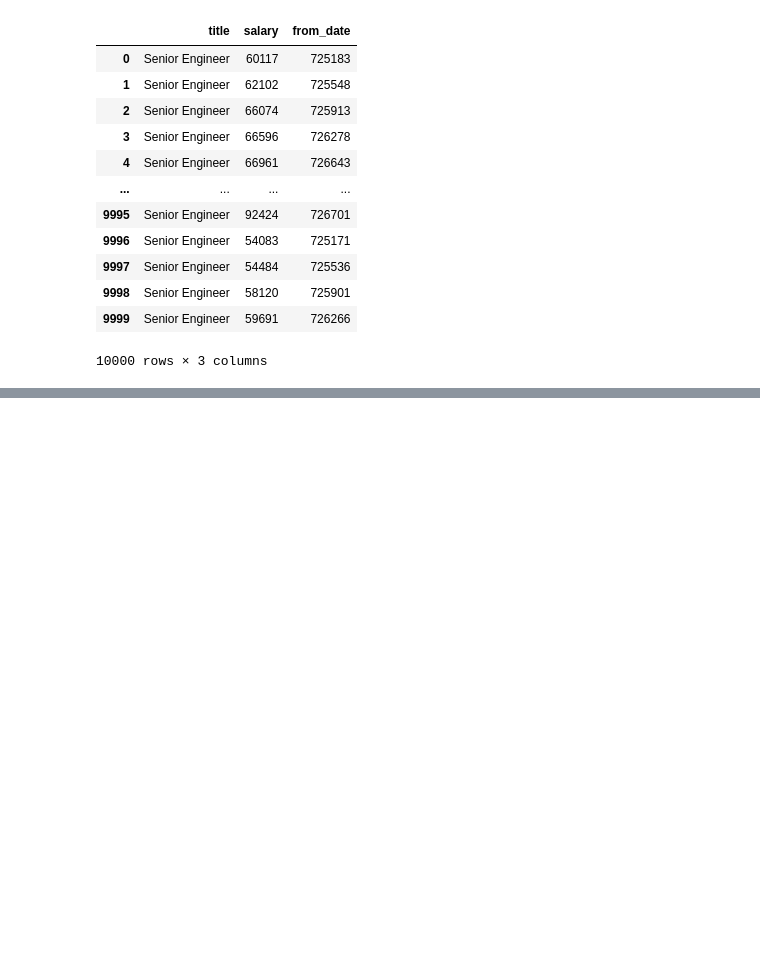
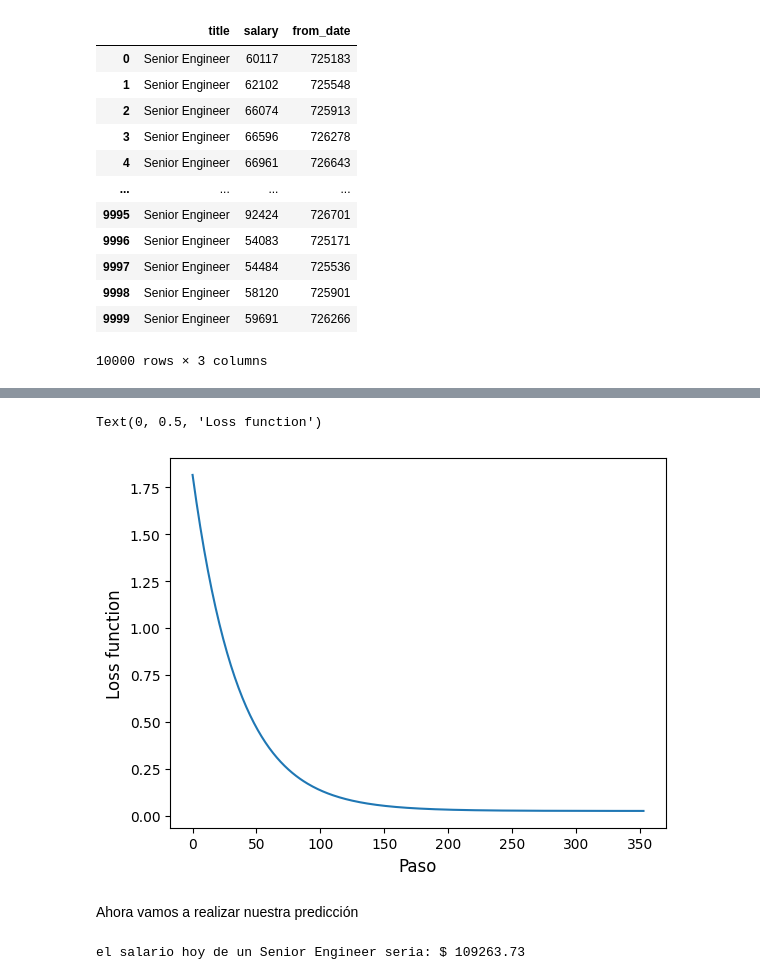
Before and after one commit to SandraJuarez/Mariadb_tarea, a Jupyter notebook: Tarea1.ipynb, the cells around one changed output, grey strips where cells are left out. Saved outputs shown, nothing was run; the diff lists cells and outputs as text; code cells hidden in the pictures; blank space fills up the shorter version.

```diff
--- a/Tarea1.ipynb
+++ b/Tarea1.ipynb
@@ -80,14 +100,12 @@ array([725183, 725548, 725913, 726278, 726643, 727008, 727373, 727738,
 # %%
-
-import numpy as np
 import jax
 import jax.numpy as jnp
 
-def modelo(m,b,x,y):
+def modelo(m,b,x):
     return m*x+b
 
 def loss(m,b,x,y):
-    prediccion=modelo(m,b,x,y)
+    prediccion=modelo(m,b,x)
     return jnp.mean((prediccion-y)**2)
 
 def update(m,b,x,y,lr):
@@ -129,0 +169,23 @@ anim = FuncAnimation(fig, animate, init_func=init,
+# %%
+#graficamos la función loss
+plt.plot(loss_vec)
+plt.xlabel('Paso',fontsize=12)
+plt.ylabel('Loss function',fontsize=12)
+# %% [output]
+Text(0, 0.5, 'Loss function')
+[figure, added]
+# %% [markdown]
+Ahora vamos a realizar nuestra predicción
+# %%
+import datetime
+hoy=datetime.date.today()
+hoy=hoy.toordinal()
+xs0=df['from_date'].values
+ys0=df['salary'].values
+#tenemos que normalizar para poder utilizar nuestro modelo
+hoy_n=(hoy-jnp.min(xs0))/(jnp.max(xs0)-jnp.min(xs0))
+salario_hoy=modelo(m,b,hoy_n)
+salario_hoy=(salario_hoy)*(jnp.max(ys0)-jnp.min(ys0))+jnp.min(ys0)
+print('el salario hoy de un Senior Engineer seria: $',salario_hoy)
+# %% [output]
+el salario hoy de un Senior Engineer seria: $ 109263.73
```
Also changed, not shown: parts of 16 cells of this notebook.
